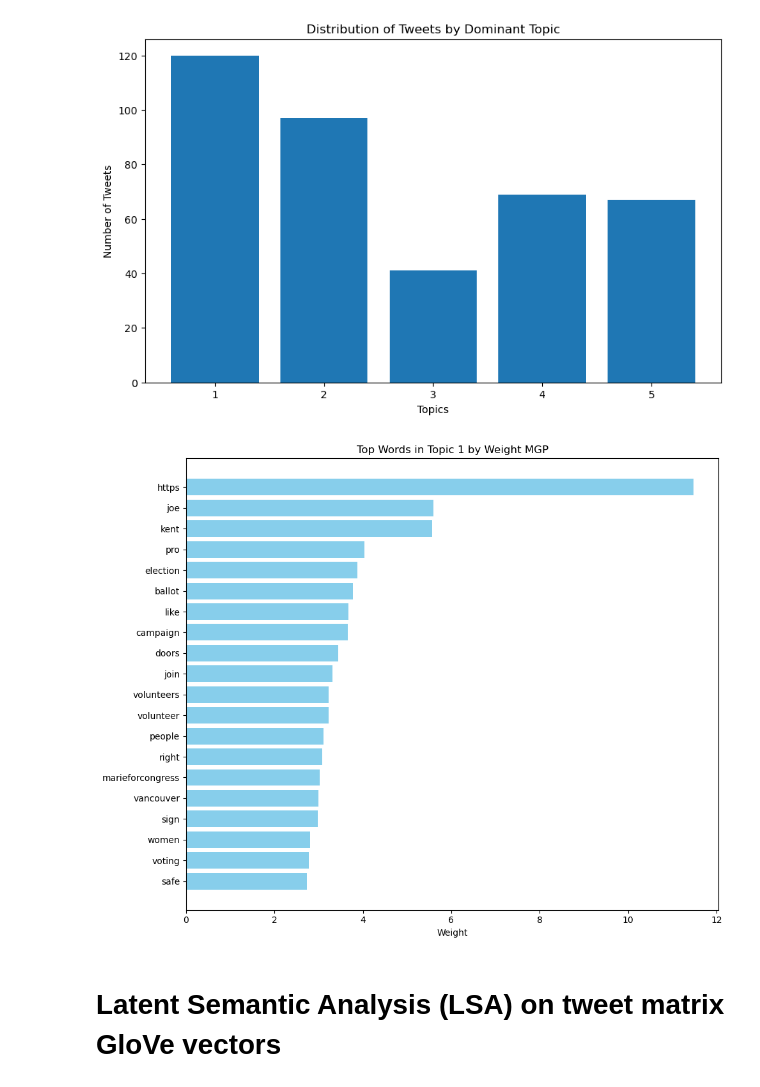
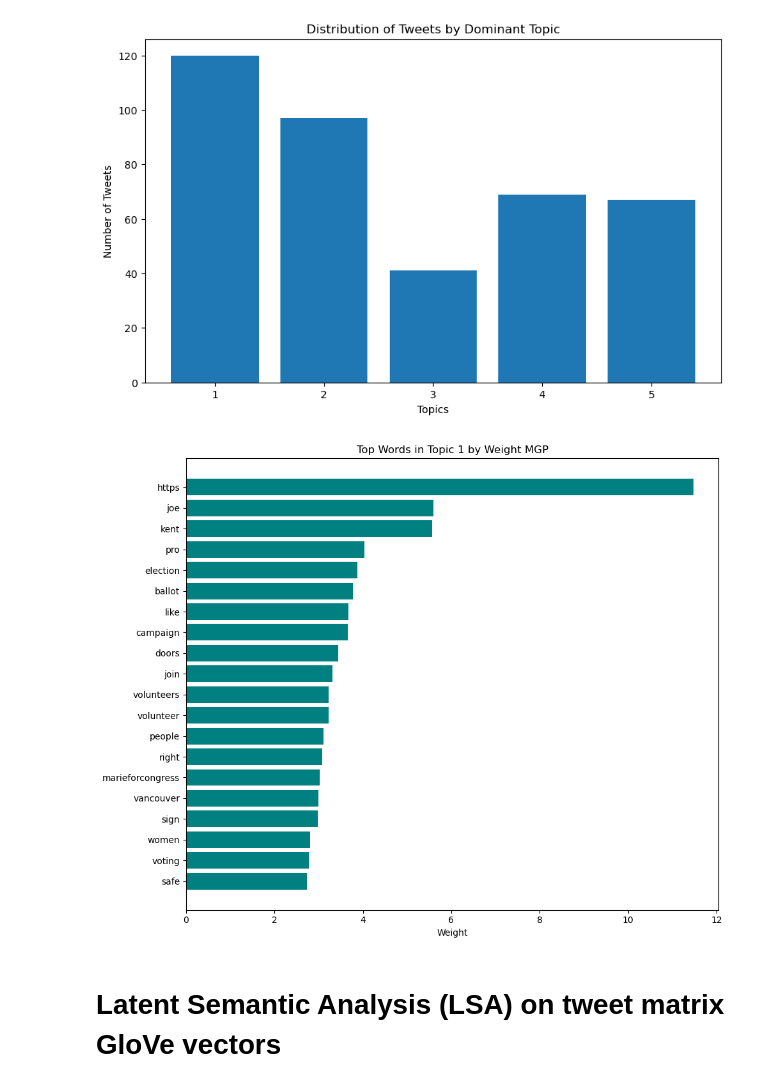
Before and after one commit to samforwill/nlp-campaign-messaging, a Jupyter notebook: Unsupervised_Topic_Modeling.ipynb, the cells around one changed output. Drawn from its saved outputs; the diff is of its cells as text; code cells hidden in the pictures.

```diff
--- a/Unsupervised_Topic_Modeling.ipynb
+++ b/Unsupervised_Topic_Modeling.ipynb
@@ -115,35 +115,35 @@ import numpy as np
 def plot_top_words_for_first_topic(model, feature_names, num_top_words, filename='mgp_topic1.png'):
     # Extract the weights for the first topic
     topic_weights = model.components_[0]
 
     # Get the indices of the top words in this topic
     top_indices = topic_weights.argsort()[-num_top_words:][::-1]
 
     # Extract the top words and their corresponding weights
     top_words = [feature_names[i] for i in top_indices]
     weights = [topic_weights[i] for i in top_indices]
 
     # Plotting
     y_pos = np.arange(len(top_words))
 
     plt.figure(figsize=(10, 8))
-    plt.barh(y_pos, weights, align='center', color='skyblue')
+    plt.barh(y_pos, weights, align='center', color='#008080')  # Change the color here
     plt.yticks(y_pos, top_words)
     plt.gca().invert_yaxis()  # To display the highest weights at the top
     plt.xlabel('Weight')
     plt.title('Top Words in Topic 1 by Weight MGP')
 
     # Save the figure before showing it
     plt.tight_layout()  # Adjust layout to not cut off labels
     plt.savefig(filename)
 
     # Then display the plot
     plt.show()
 
 # Now call the function with the necessary arguments
 plot_top_words_for_first_topic(lda_model, feature_names, 20)
 # %% [output]
-[figure, old version]
+[figure, new version]
 # %% [markdown]
 # Latent Semantic Analysis (LSA) on tweet matrix GloVe vectors
 # %%
```
